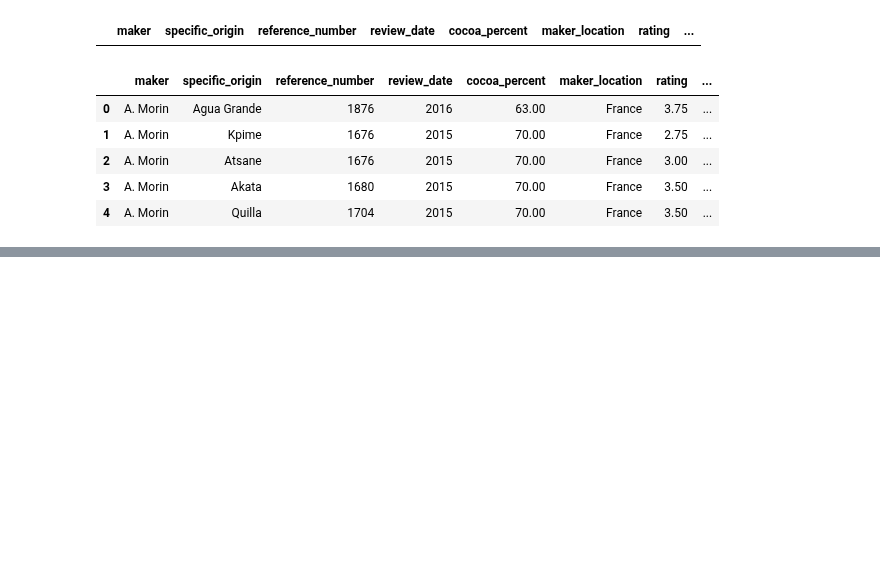
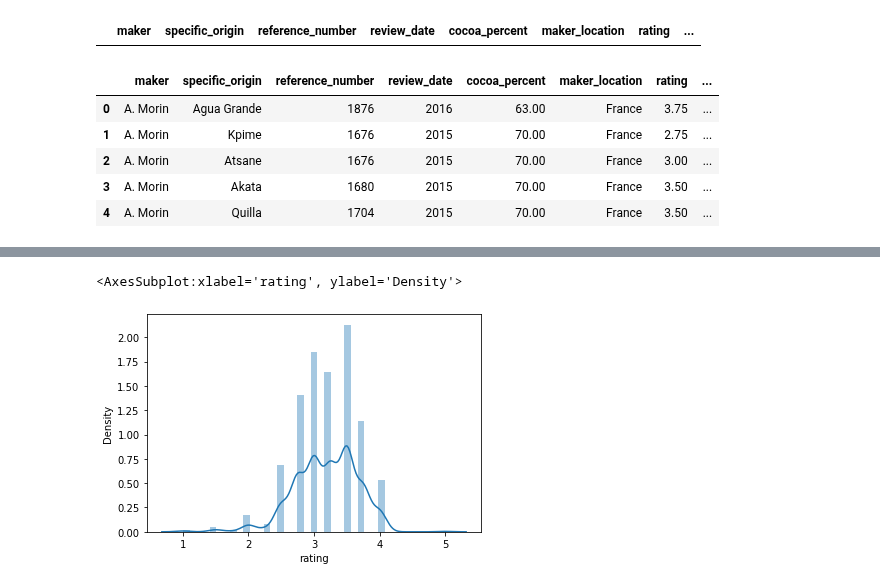
Before and after one commit to fasthill/google-ML-crash-course, a Jupyter notebook: 9. Manual Similarity with Chocolates.ipynb, the cells around one changed output, grey strips where cells are left out. Drawn from its saved outputs; the diff is of its cells as text; code cells hidden in the pictures; blank space fills up the shorter version.

```diff
--- a/9. Manual Similarity with Chocolates.ipynb
+++ b/9. Manual Similarity with Chocolates.ipynb
@@ -159,0 +165,5 @@ choc_data.head()
+# %%
+sns.distplot(choc_data['rating'])
+# %% [output]
+<AxesSubplot:xlabel='rating', ylabel='Density'>
+[figure, added]
```
Also changed, not shown: parts of 27 cells of this notebook.
